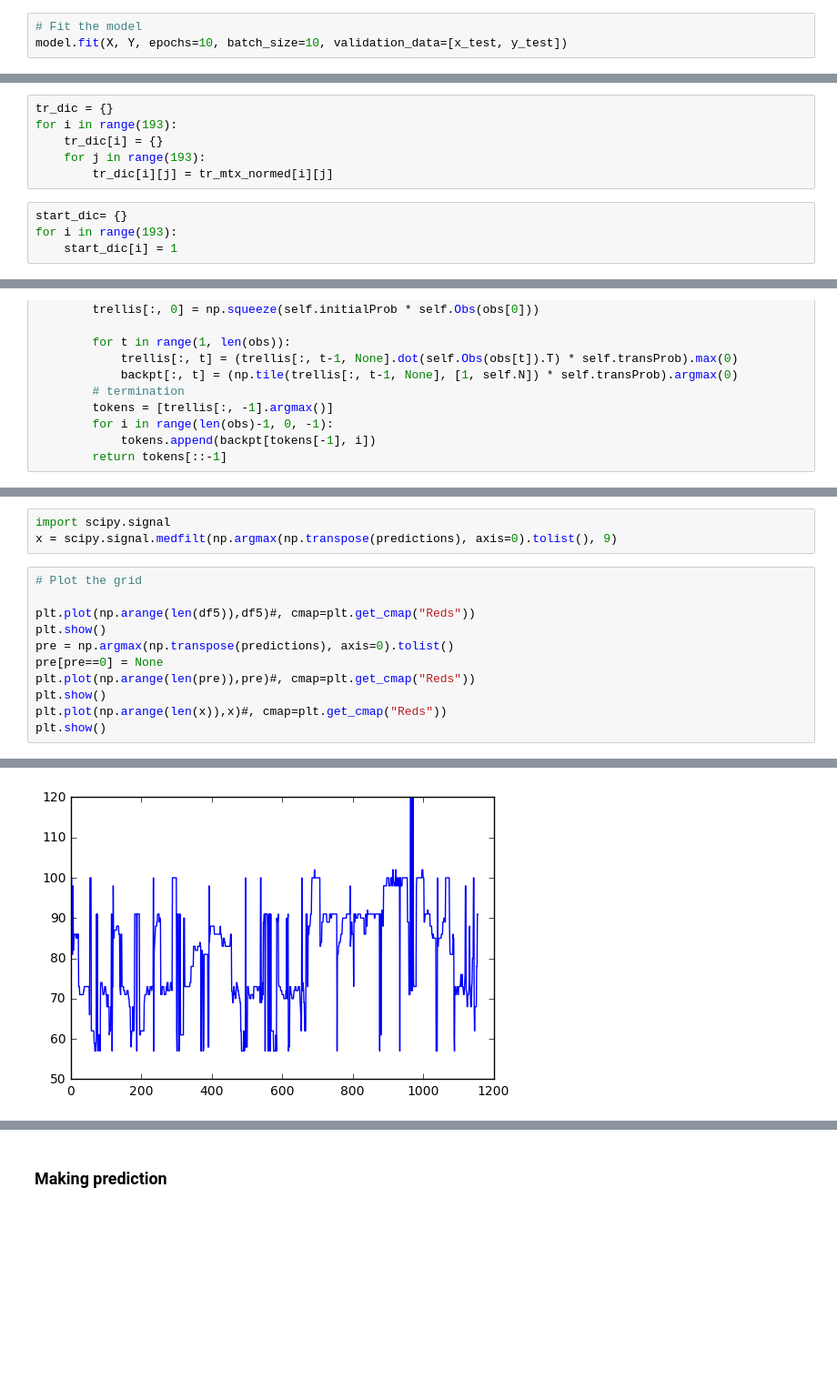
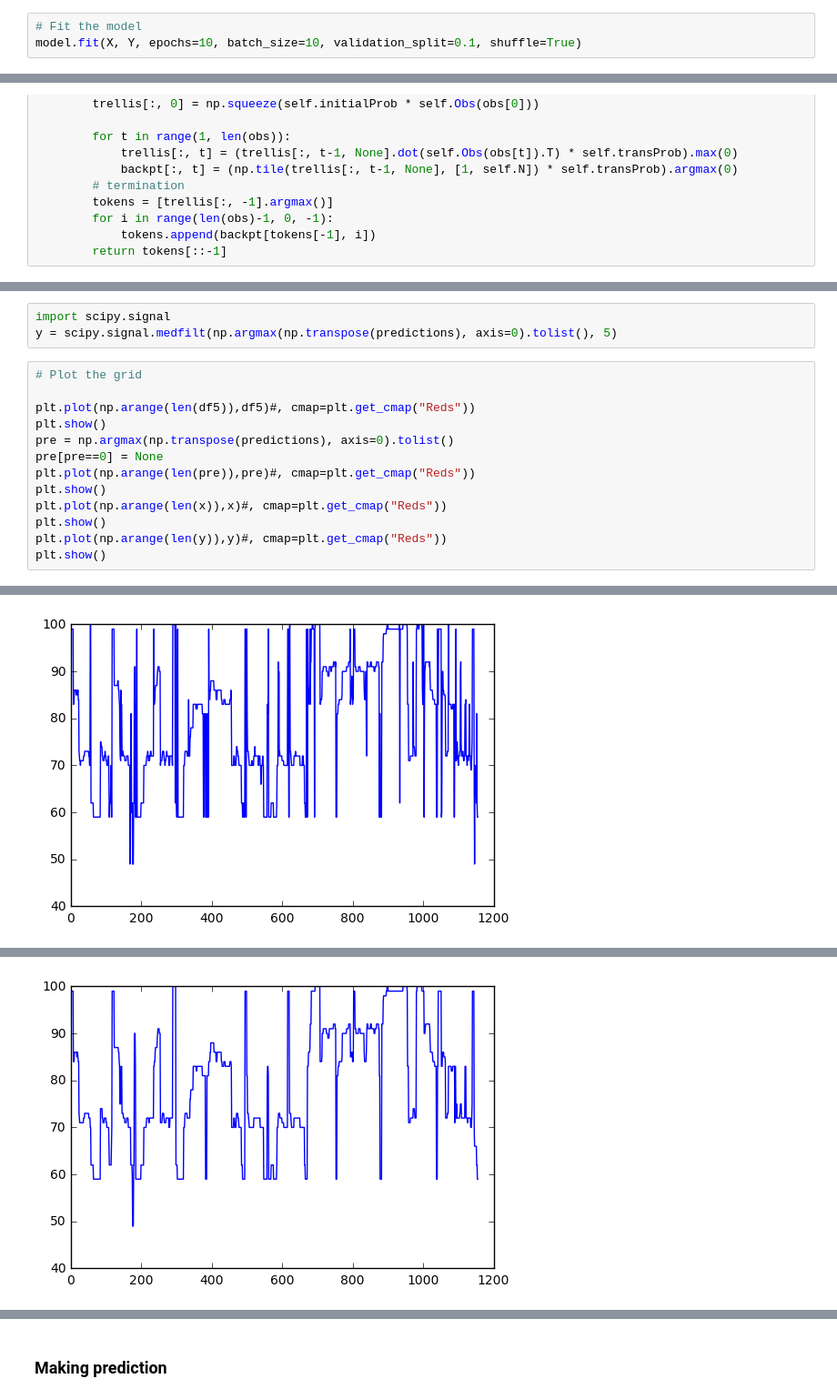
Before and after one commit to shayenne/IAmelodyDNN, a Jupyter notebook: DNN Model - F0 Estimation.ipynb, the cells around one changed output, grey strips where cells are left out. Shown: that part at 91% size. Drawn from its saved outputs; the diff is of its cells as text; blank space fills up the shorter version.

```diff
--- a/DNN Model - F0 Estimation.ipynb
+++ b/DNN Model - F0 Estimation.ipynb
@@ -110,5 +102,5 @@ print (Y.shape, df5.shape)
 model.compile(loss='binary_crossentropy', optimizer='adam', metrics=['accuracy'])
 # %%
 # Fit the model
-model.fit(X, Y, epochs=10, batch_size=10, validation_data=[x_test, y_test])
+model.fit(X, Y, epochs=10, batch_size=10, validation_split=0.1, shuffle=True)
 # %% [output]
@@ -238,13 +154,3 @@ for i in range(193):
         tr_mtx[i,j] = 2**(-np.abs(int(i/8)-int(j/8)))
 # %%
 tr_mtx_normed = tr_mtx / tr_mtx.sum(axis=0)
-# %%
-tr_dic = {}
-for i in range(193):
-    tr_dic[i] = {}
-    for j in range(193):
-        tr_dic[i][j] = tr_mtx_normed[i][j]
-# %%
-start_dic= {}
-for i in range(193):
-    start_dic[i] = 1
@@ -309,18 +200,20 @@ result = Decoder(start_p, trans_p, emit_p)
 x = result.Decode(obs)
 # %%
 import scipy.signal
-x = scipy.signal.medfilt(np.argmax(np.transpose(predictions), axis=0).tolist(), 9)
+y = scipy.signal.medfilt(np.argmax(np.transpose(predictions), axis=0).tolist(), 5)
 # %%
 # Plot the grid
 
 plt.plot(np.arange(len(df5)),df5)#, cmap=plt.get_cmap("Reds"))
 plt.show()
 pre = np.argmax(np.transpose(predictions), axis=0).tolist()
 pre[pre==0] = None
 plt.plot(np.arange(len(pre)),pre)#, cmap=plt.get_cmap("Reds"))
 plt.show()
 plt.plot(np.arange(len(x)),x)#, cmap=plt.get_cmap("Reds"))
 plt.show()
+plt.plot(np.arange(len(y)),y)#, cmap=plt.get_cmap("Reds"))
+plt.show()
 # %% [output]
 [figure]
-[figure, old version]
+[figure, new version]
@@ -327,0 +221 @@ plt.show()
+[figure, added]
```
Also changed, not shown: parts of 22 cells of this notebook, 1 other file.
